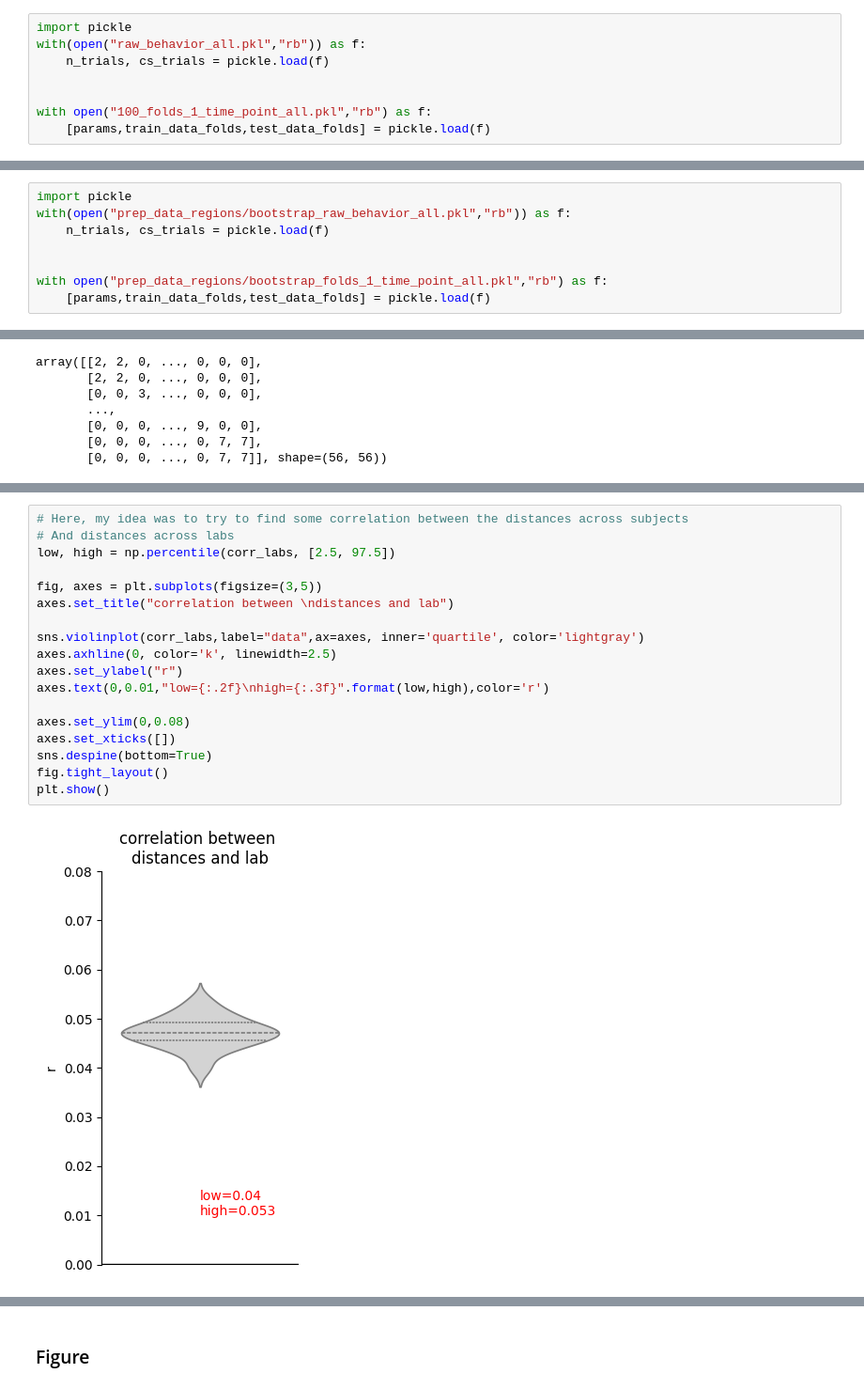
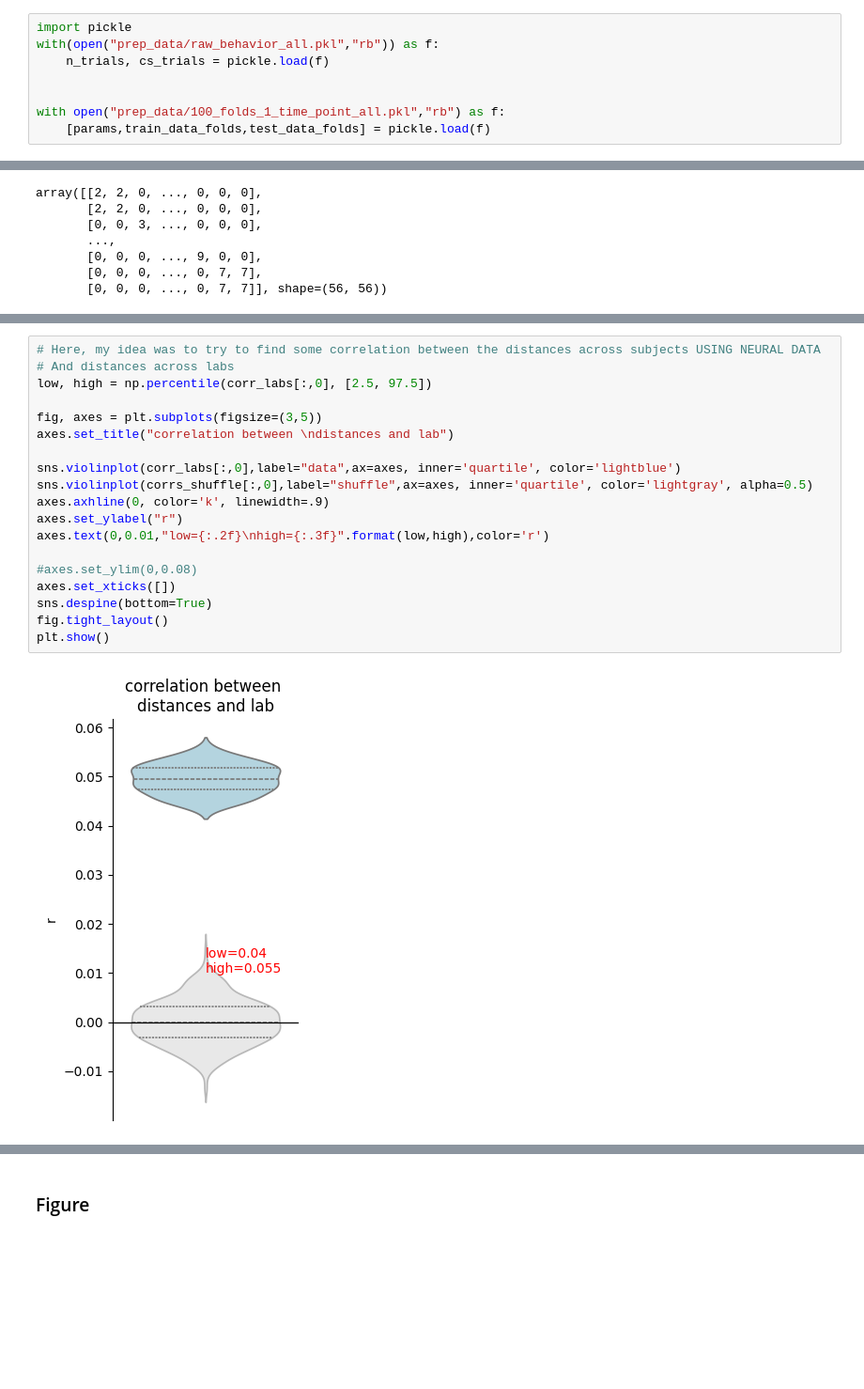
Before and after one commit to brunaafl/ShapeMetrics, a Jupyter notebook: ibl_analyses/notebooks/shape_metrics_figure.ipynb, the cells around one changed output, grey strips where cells are left out. Shown at 94% size. Saved outputs shown, nothing was run; the diff lists cells and outputs as text; blank space fills up the shorter version.

```diff
--- a/ibl_analyses/notebooks/shape_metrics_figure.ipynb
+++ b/ibl_analyses/notebooks/shape_metrics_figure.ipynb
@@ -419,11 +419,11 @@ L1 distance 2,3: 0.37536479671784223
 ### Compute correlations neural vs behavior
 # %%
 import pickle
-with(open("raw_behavior_all.pkl","rb")) as f:
+with(open("prep_data/raw_behavior_all.pkl","rb")) as f:
     n_trials, cs_trials = pickle.load(f)
 
 
-with open("100_folds_1_time_point_all.pkl","rb") as f:
+with open("prep_data/100_folds_1_time_point_all.pkl","rb") as f:
     [params,train_data_folds,test_data_folds] = pickle.load(f)
 # %%
 ys, cs = train_data_folds[0]
@@ -431,14 +431,6 @@ ys, cs = train_data_folds[0]
 np.array(ys).shape
 # %% [output]
 (32, 90, 100)
-# %%
-import pickle
-with(open("prep_data_regions/bootstrap_raw_behavior_all.pkl","rb")) as f:
-    n_trials, cs_trials = pickle.load(f)
-
-
-with open("prep_data_regions/bootstrap_folds_1_time_point_all.pkl","rb") as f:
-    [params,train_data_folds,test_data_folds] = pickle.load(f)
 # %%
 ys, cs = train_data_folds[0]
 # %%
@@ -569,20 +593,21 @@ corr_labs = np.array(corr_labs)
 # %%
-# Here, my idea was to try to find some correlation between the distances across subjects
+# Here, my idea was to try to find some correlation between the distances across subjects USING NEURAL DATA
 # And distances across labs
-low, high = np.percentile(corr_labs, [2.5, 97.5])
+low, high = np.percentile(corr_labs[:,0], [2.5, 97.5])
 
 fig, axes = plt.subplots(figsize=(3,5))
 axes.set_title("correlation between \ndistances and lab")
 
-sns.violinplot(corr_labs,label="data",ax=axes, inner='quartile', color='lightgray')
-axes.axhline(0, color='k', linewidth=2.5)
+sns.violinplot(corr_labs[:,0],label="data",ax=axes, inner='quartile', color='lightblue')
+sns.violinplot(corrs_shuffle[:,0],label="shuffle",ax=axes, inner='quartile', color='lightgray', alpha=0.5)
+axes.axhline(0, color='k', linewidth=.9)
 axes.set_ylabel("r")
 axes.text(0,0.01,"low={:.2f}\nhigh={:.3f}".format(low,high),color='r')
 
-axes.set_ylim(0,0.08)
+#axes.set_ylim(0,0.08)
 axes.set_xticks([])
 sns.despine(bottom=True)
 fig.tight_layout()
 plt.show()
 # %% [output]
-[figure, old version]
+[figure, new version]
```
Also changed, not shown: parts of 10 cells of this notebook, 8 other files.
